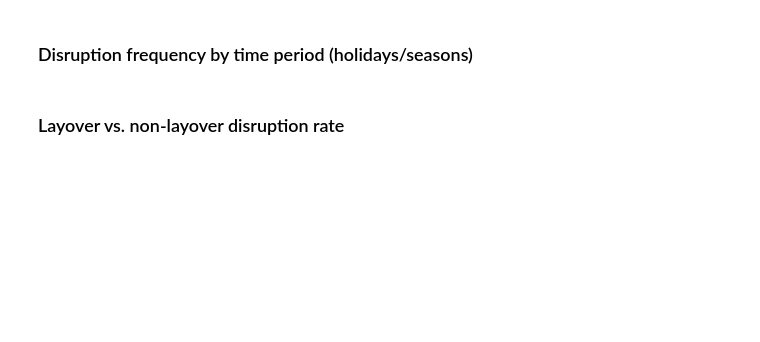
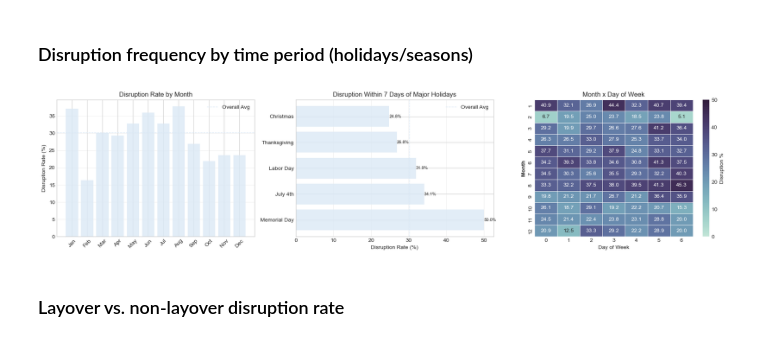
Before and after one commit to savannah-drake/B2-American-Airlines-Delay-Prediction-Project, a Jupyter notebook: notebooks/data_exploration.ipynb, the cells around one changed output. Drawn from its saved outputs; the diff is of its cells as text; code cells hidden in the pictures; blank space fills up the shorter version.

Commit message:
add plots for disruption freq by time period

```diff
--- a/notebooks/data_exploration.ipynb
+++ b/notebooks/data_exploration.ipynb
@@ -101,6 +101,58 @@ holiday_df = df[df['DaysFromHoliday'] <= 7].copy()
 by_holiday = holiday_df.groupby('NearestHoliday').apply(calc_disruption_rate).reset_index()
 by_holiday.columns = ['Holiday', 'DisruptionRate']
 by_holiday = by_holiday.sort_values('DisruptionRate', ascending=False)
+
+# Create pivot table for Month x Day of Week heatmap
+month_dow = df.groupby(['Month', 'DayOfWeek']).apply(calc_disruption_rate).reset_index()
+month_dow.columns = ['Month', 'DayOfWeek', 'DisruptionRate']
+pivot1 = month_dow.pivot(index='Month', columns='DayOfWeek', values='DisruptionRate')
+
+month_labels = ['Jan', 'Feb', 'Mar', 'Apr', 'May', 'Jun', 'Jul', 'Aug', 'Sep', 'Oct', 'Nov', 'Dec']
+dow_labels = ['Mon', 'Tue', 'Wed', 'Thu', 'Fri', 'Sat', 'Sun']
+# %%
+fig = plt.figure(figsize=(18, 12))
+
+# Monthly Disruption Rate
+ax1 = plt.subplot(3, 3, 1)
+month_order = ['January', 'February', 'March', 'April', 'May', 'June',
+               'July', 'August', 'September', 'October', 'November', 'December']
+monthly_disruption['MonthName'] = pd.Categorical(monthly_disruption['MonthName'], categories=month_order, ordered=True)
+monthly_disruption = monthly_disruption.sort_values('MonthName')
+
+bars = ax1.bar(range(12), monthly_disruption['DisruptionRate'], alpha=0.8)
+ax1.set_xticks(range(12))
+ax1.set_xticklabels([m[:3] for m in month_order], rotation=45)
+ax1.set_ylabel('Disruption Rate (%)')
+ax1.set_title('Disruption Rate by Month', fontsize=12)
+ax1.axhline(y=df['IsDisrupted'].mean() * 100, linestyle='--', linewidth=1, label='Overall Avg')
+ax1.legend()
+ax1.grid(axis='y', alpha=0.3)
+
+# Major Holiday
+ax2 = plt.subplot(3, 3, 2)
+bars = ax2.barh(by_holiday['Holiday'], by_holiday['DisruptionRate'], alpha=0.8)
+ax2.set_xlabel('Disruption Rate (%)')
+ax2.set_title('Disruption Within 7 Days of Major Holidays', fontsize=12)
+ax2.axvline(x=df['IsDisrupted'].mean() * 100, linestyle='--', linewidth=1, label='Overall Avg')
+ax2.legend()
+ax2.grid(axis='x', alpha=0.3)
+
+for i, bar in enumerate(bars):
+    width = bar.get_width()
+    ax2.text(width, bar.get_y() + bar.get_height()/2.,
+             f'{width:.1f}%', ha='left', va='center', fontsize=8)
+
+# Heatmap Month x Day
+ax3 = plt.subplot(3, 3, 3)
+sns.heatmap(pivot1, annot=True, fmt='.1f', cmap=sns.cubehelix_palette(start=.5, rot=-.5, as_cmap=True), ax=ax3,
+            cbar_kws={'label': 'Disruption %'}, vmin=0, vmax=50, linewidths=0.5)
+ax3.set_title('Month x Day of Week', fontsize=12)
+ax3.set_ylabel('Month', fontweight='bold')
+ax3.set_xlabel('Day of Week')
+
+plt.tight_layout()
+# %% [output]
+[figure, added]
 # %% [markdown]
 ### Layover vs. non-layover disruption rate
 # %%
```
